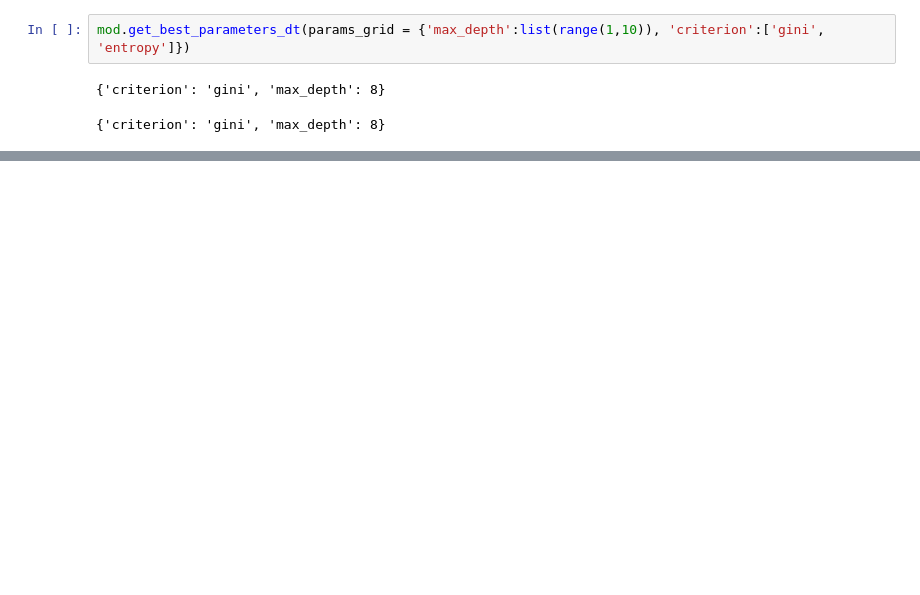
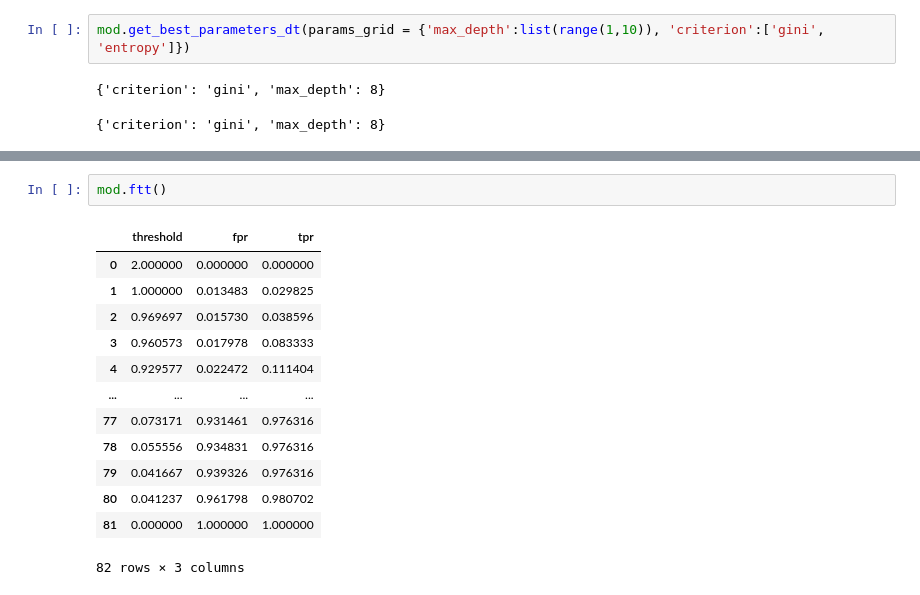
Before and after one commit to DepinSundaram/AIML, a Jupyter notebook: Sandeep-Hackathon/season 1/Hackathon.ipynb, the cells around one changed output, grey strips where cells are left out. Saved outputs shown, nothing was run; the diff lists cells and outputs as text; blank space fills up the shorter version.

```diff
--- a/Sandeep-Hackathon/season 1/Hackathon.ipynb
+++ b/Sandeep-Hackathon/season 1/Hackathon.ipynb
@@ -671,0 +718,16 @@ mod.measurements()["measurements"]
+# %%
+mod.ftt()
+# %% [output]
+|  | threshold | fpr | tpr |
+| 0 | 2.000000 | 0.000000 | 0.000000 |
+| 1 | 1.000000 | 0.013483 | 0.029825 |
+| 2 | 0.969697 | 0.015730 | 0.038596 |
+| 3 | 0.960573 | 0.017978 | 0.083333 |
+| 4 | 0.929577 | 0.022472 | 0.111404 |
+| ... | ... | ... | ... |
+| 77 | 0.073171 | 0.931461 | 0.976316 |
+| 78 | 0.055556 | 0.934831 | 0.976316 |
+| 79 | 0.041667 | 0.939326 | 0.976316 |
+| 80 | 0.041237 | 0.961798 | 0.980702 |
+| 81 | 0.000000 | 1.000000 | 1.000000 |
+82 rows × 3 columns
```
Also changed, not shown: parts of 26 cells of this notebook, 1 other file.
